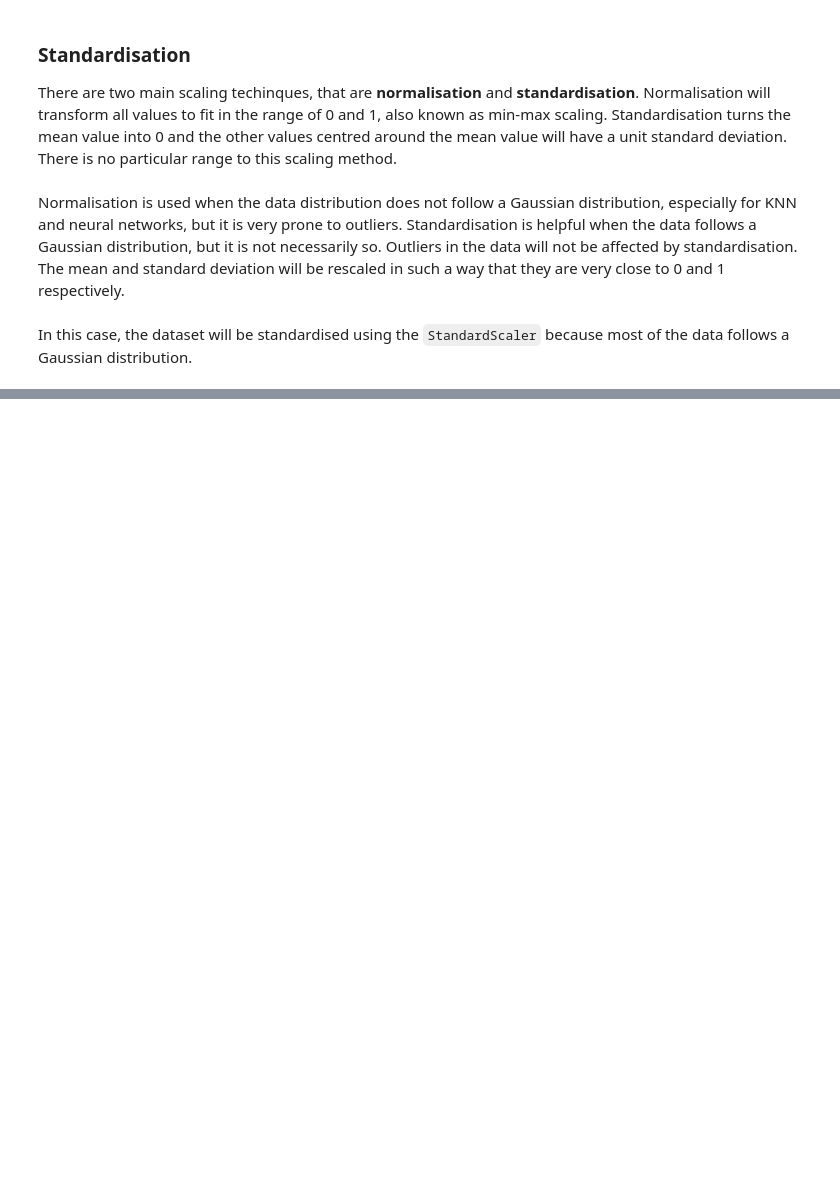
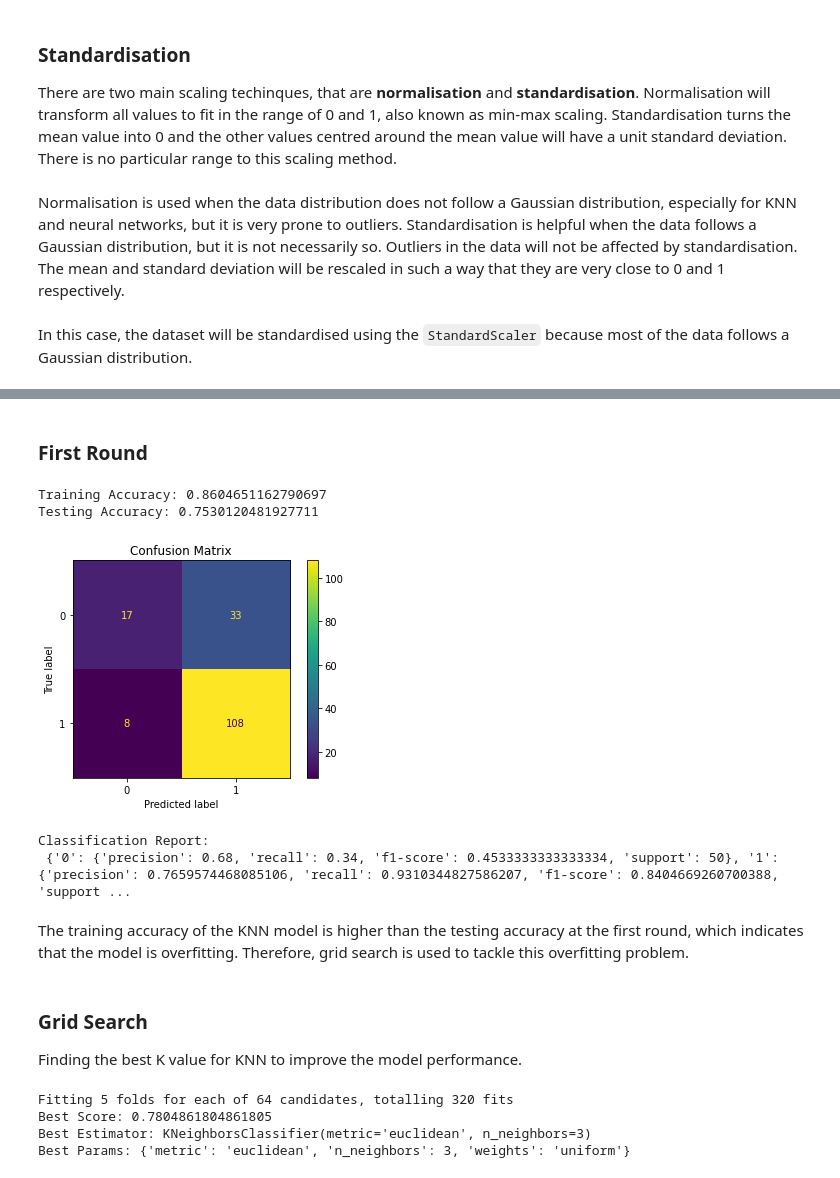
Before and after one commit to lianaling/ds-dec2021, a Jupyter notebook: my_analytics.ipynb, the cells around one changed output, grey strips where cells are left out. Drawn from its saved outputs; the diff is of its cells as text; code cells hidden in the pictures; blank space fills up the shorter version.

```diff
--- a/my_analytics.ipynb
+++ b/my_analytics.ipynb
@@ -386,7 +387,8 @@ Normalisation is used when the data distribution does not follow a Gaussian dist
 <br />
 In this case, the dataset will be standardised using the `StandardScaler` because most of the data follows a Gaussian distribution.
 # %%
-scaler = MinMaxScaler()
+scaler = StandardScaler()
 
 X_train = scaler.fit_transform(X_train)
 X_test = scaler.transform(X_test)
+X_train
@@ -396,0 +416,33 @@ Normalising the data to improve model accuracy.
+# %%
+def predict(model, X_train, X_test, y_train, y_test):
+    # Train model
+    model.fit(X_train, y_train)
+
+    # Make training data prediction
+    pred = model.predict(X_train)
+
+    # Calculate training data accuracy
+    train_acc = accuracy_score(y_train, pred)
+    print("Training Accuracy:", train_acc)
+
+    # Make prediction
+    pred = model.predict(X_test)
+
+    # Test accuracy
+    test_acc = accuracy_score(y_test, pred)
+    print("Testing Accuracy:", test_acc)
+
+    # Confusion Matrix
+    conf_matr = confusion_matrix(y_test, pred, labels=model.classes_)
+
+    # Visualise confusion matrix
+    disp = ConfusionMatrixDisplay(confusion_matrix=conf_matr, display_labels=model.classes_)
+    disp.plot()
+    plt.title('Confusion Matrix')
+    plt.show()
+
+    # Show classification report
+    class_report = classification_report(y_test, pred, output_dict=True)
+    print("Classification Report:\n", classification_report(y_test, pred))
+
+    return train_acc, test_acc, conf_matr, class_report
@@ -396,0 +455,44 @@ Normalising the data to improve model accuracy.
+# %% [markdown]
+### First Round
+# %%
+# Instantiate model
+knn_model = KNeighborsClassifier(n_neighbors=3)
+
+knn_train_acc, knn_acc, knn_cm, knn_cr = predict(knn_model, X_train, X_test, y_train, y_test)
+# %% [output]
+Training Accuracy: 0.8604651162790697
+Testing Accuracy: 0.7530120481927711
+[figure, added]
+Classification Report:
+ {'0': {'precision': 0.68, 'recall': 0.34, 'f1-score': 0.4533333333333334, 'support': 50}, '1': {'precision': 0.7659574468085106, 'recall': 0.9310344827586207, 'f1-score': 0.8404669260700388, 'support ...
+# %% [markdown]
+The training accuracy of the KNN model is higher than the testing accuracy at the first round, which indicates that the model is overfitting. Therefore, grid search is used to tackle this overfitting problem.
+# %% [markdown]
+### Grid Search
+
+Finding the best K value for KNN to improve the model performance.
+# %%
+# Define parameters
+params = {
+    'n_neighbors': [3, 5, 7, 11, 13, 17, 19, 23, 29, 31, 37, 41, 43, 47, 53, 59],
+    'weights': ['uniform', 'distance'],
+    'metric': ['euclidean', 'manhattan']
+}
+
+# Grid Search
+gs = GridSearchCV(
+    KNeighborsClassifier(),
+    param_grid=params,
+    verbose=1
+)
+
+gs_results = gs.fit(X_train, y_train)
+
+print("Best Score:", gs_results.best_score_)
+print("Best Estimator:", gs_results.best_estimator_)
+print("Best Params:", gs_results.best_params_)
+# %% [output]
+Fitting 5 folds for each of 64 candidates, totalling 320 fits
+Best Score: 0.7804861804861805
+Best Estimator: KNeighborsClassifier(metric='euclidean', n_neighbors=3)
+Best Params: {'metric': 'euclidean', 'n_neighbors': 3, 'weights': 'uniform'}
```
Also changed, not shown: parts of 28 cells of this notebook.
